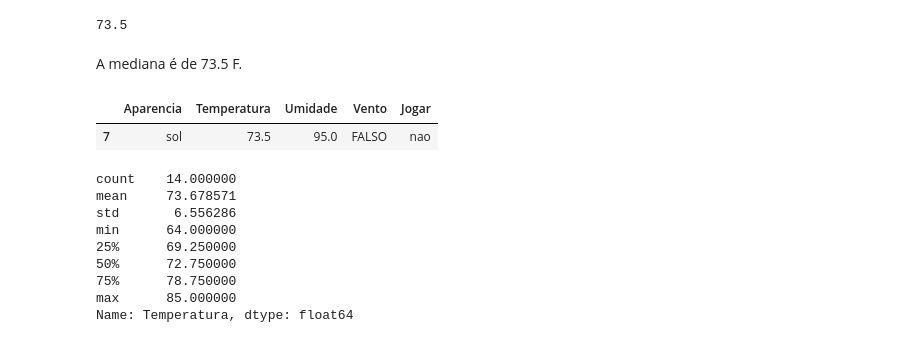
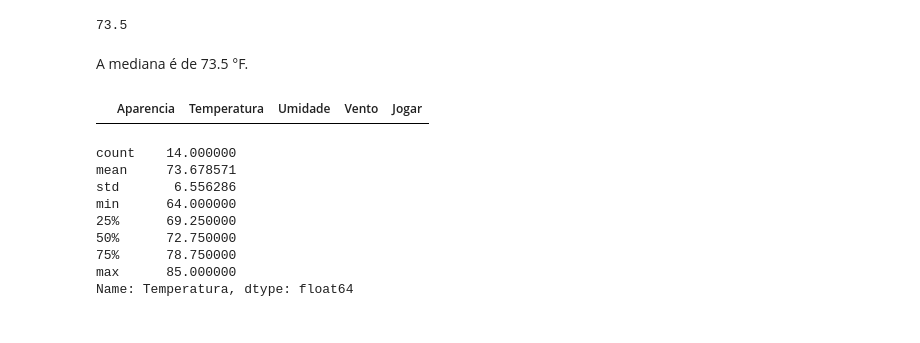
Before and after one commit to cllmenate/meteorological-matchday-data-treatment-python-notebook, a Jupyter notebook: fvm_clima_tempo.ipynb, the cells around one changed output. Saved outputs shown, nothing was run; the diff lists cells and outputs as text; code cells hidden in the pictures.

```diff
--- a/fvm_clima_tempo.ipynb
+++ b/fvm_clima_tempo.ipynb
@@ -309,7 +314,7 @@ min        64.000000
 max      1220.000000
 Name: Temperatura, dtype: float64
 # %%
-mean = sts.mean(join)
+mean = sts.mean(dataset["Temperatura"])
 mean
 # %% [output]
 155.57142857142858
@@ -324,18 +329,17 @@ dataset.loc[outlier]
 # %% [markdown]
 Portanto, foi encontrado apenas um outlier. Que será substituido pela mediana.
 # %%
-median = sts.median(join)
+median = sts.median(dataset["Temperatura"])
 median
 # %% [output]
 73.5
 # %% [markdown]
-A mediana é de 73.5 F.
+A mediana é de 73.5 °F.
 # %%
-dataset.loc[outlier, 'Temperatura'] = float(median)
-dataset.loc[outlier]
+dataset.loc[(dataset["Temperatura"] < -mean) | (dataset["Temperatura"] > mean), 'Temperatura'] = median
+dataset.loc[(dataset["Temperatura"] < -mean) | (dataset["Temperatura"] > mean)]
 # %% [output]
 |  | Aparencia | Temperatura | Umidade | Vento | Jogar |
-| 7 | sol | 73.5 | 95.0 | FALSO | nao |
 # %%
 join = dataset["Temperatura"]
 join.describe()
```
Also changed, not shown: parts of 24 cells of this notebook.
